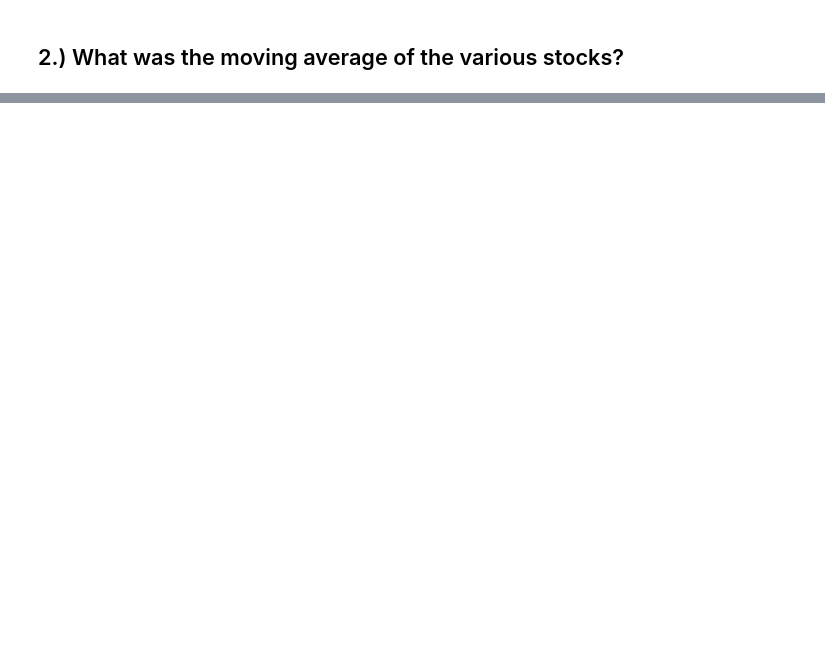
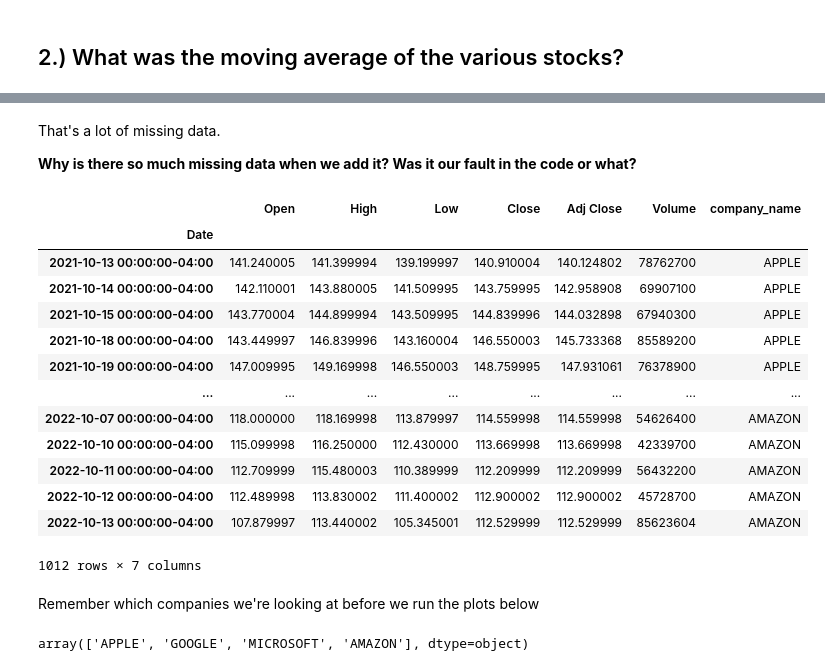
Before and after one commit to ameliameyer/stock_market_prediction, a Jupyter notebook: sman_amelia.ipynb, the cells around one changed output, grey strips where cells are left out. Drawn from its saved outputs; the diff is of its cells as text; code cells hidden in the pictures; blank space fills up the shorter version.

```diff
--- a/sman_amelia.ipynb
+++ b/sman_amelia.ipynb
@@ -226,0 +281,27 @@ plt.tight_layout()
+# %% [markdown]
+That's a lot of missing data.
+
+__Why is there so much missing data when we add it? Was it our fault in the code or what?__
+# %%
+df
+# %% [output]
+|  | Open | High | Low | Close | Adj Close | Volume | company_name |
+| Date |  |  |  |  |  |  |  |
+| 2021-10-13 00:00:00-04:00 | 141.240005 | 141.399994 | 139.199997 | 140.910004 | 140.124802 | 78762700 | APPLE |
+| 2021-10-14 00:00:00-04:00 | 142.110001 | 143.880005 | 141.509995 | 143.759995 | 142.958908 | 69907100 | APPLE |
+| 2021-10-15 00:00:00-04:00 | 143.770004 | 144.899994 | 143.509995 | 144.839996 | 144.032898 | 67940300 | APPLE |
+| 2021-10-18 00:00:00-04:00 | 143.449997 | 146.839996 | 143.160004 | 146.550003 | 145.733368 | 85589200 | APPLE |
+| 2021-10-19 00:00:00-04:00 | 147.009995 | 149.169998 | 146.550003 | 148.759995 | 147.931061 | 76378900 | APPLE |
+| ... | ... | ... | ... | ... | ... | ... | ... |
+| 2022-10-07 00:00:00-04:00 | 118.000000 | 118.169998 | 113.879997 | 114.559998 | 114.559998 | 54626400 | AMAZON |
+| 2022-10-10 00:00:00-04:00 | 115.099998 | 116.250000 | 112.430000 | 113.669998 | 113.669998 | 42339700 | AMAZON |
+| 2022-10-11 00:00:00-04:00 | 112.709999 | 115.480003 | 110.389999 | 112.209999 | 112.209999 | 56432200 | AMAZON |
+| 2022-10-12 00:00:00-04:00 | 112.489998 | 113.830002 | 111.400002 | 112.900002 | 112.900002 | 45728700 | AMAZON |
+| 2022-10-13 00:00:00-04:00 | 107.879997 | 113.440002 | 105.345001 | 112.529999 | 112.529999 | 85623604 | AMAZON |
+1012 rows × 7 columns
+# %% [markdown]
+Remember which companies we're looking at before we run the plots below
+# %%
+df.company_name.unique()
+# %% [output]
+array(['APPLE', 'GOOGLE', 'MICROSOFT', 'AMAZON'], dtype=object)
```
Also changed, not shown: parts of 24 cells of this notebook, 1 other file.
